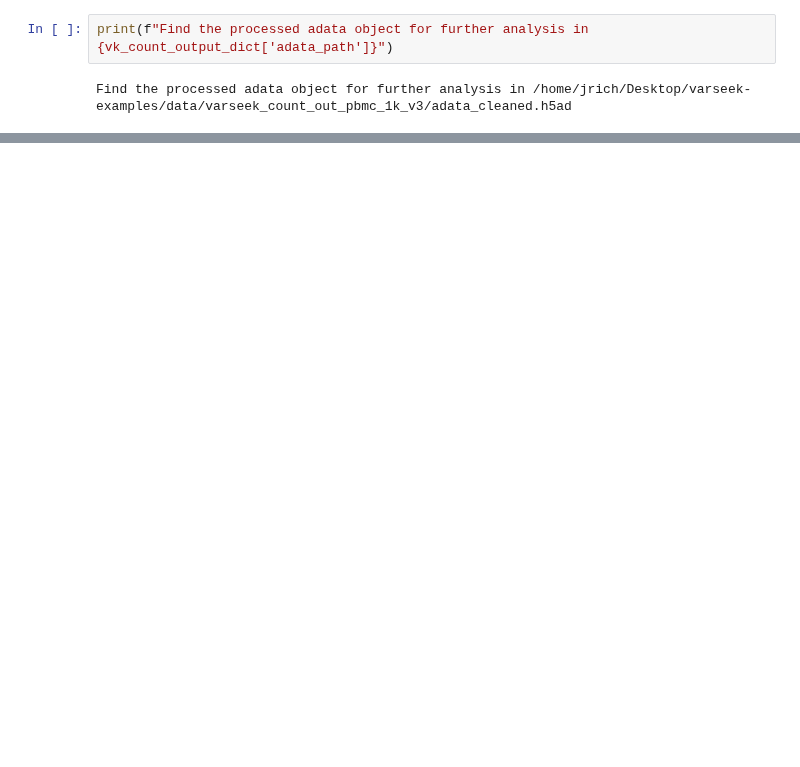
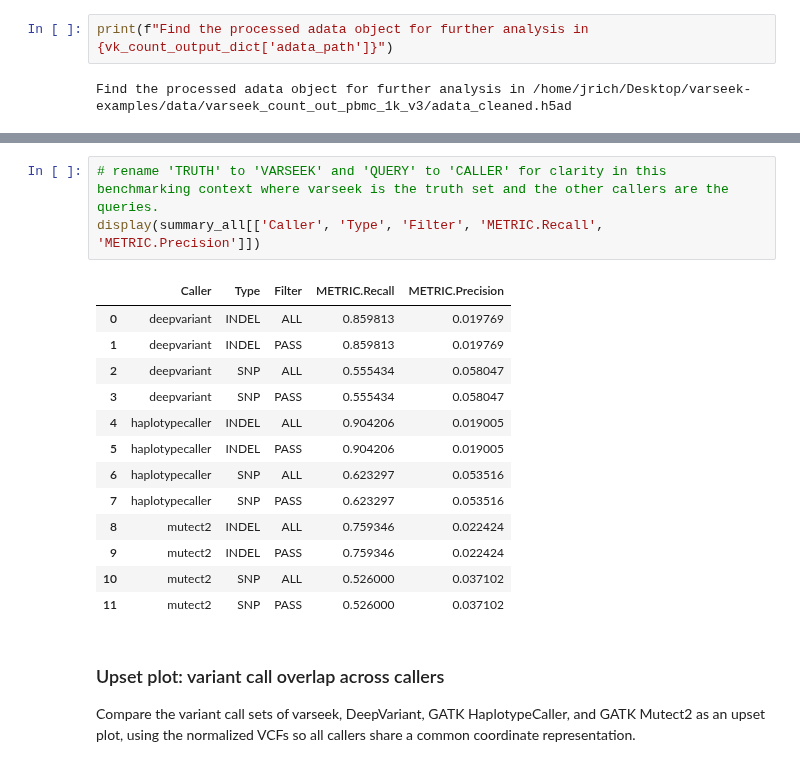
Before and after one commit to pachterlab/varseek-examples, a Jupyter notebook: vk_denovo.ipynb, the cells around one changed output, grey strips where cells are left out. Drawn from its saved outputs; the diff is of its cells as text; blank space fills up the shorter version.

```diff
--- a/vk_denovo.ipynb
+++ b/vk_denovo.ipynb
@@ -152,0 +606,21 @@ Find the processed adata object for further analysis in /home/jrich/Desktop/vars
+# %%
+# rename 'TRUTH' to 'VARSEEK' and 'QUERY' to 'CALLER' for clarity in this benchmarking context where varseek is the truth set and the other callers are the queries.
+display(summary_all[['Caller', 'Type', 'Filter', 'METRIC.Recall', 'METRIC.Precision']])
+# %% [output]
+|  | Caller | Type | Filter | METRIC.Recall | METRIC.Precision |
+| 0 | deepvariant | INDEL | ALL | 0.859813 | 0.019769 |
+| 1 | deepvariant | INDEL | PASS | 0.859813 | 0.019769 |
+| 2 | deepvariant | SNP | ALL | 0.555434 | 0.058047 |
+| 3 | deepvariant | SNP | PASS | 0.555434 | 0.058047 |
+| 4 | haplotypecaller | INDEL | ALL | 0.904206 | 0.019005 |
+| 5 | haplotypecaller | INDEL | PASS | 0.904206 | 0.019005 |
+| 6 | haplotypecaller | SNP | ALL | 0.623297 | 0.053516 |
+| 7 | haplotypecaller | SNP | PASS | 0.623297 | 0.053516 |
+| 8 | mutect2 | INDEL | ALL | 0.759346 | 0.022424 |
+| 9 | mutect2 | INDEL | PASS | 0.759346 | 0.022424 |
+| 10 | mutect2 | SNP | ALL | 0.526000 | 0.037102 |
+| 11 | mutect2 | SNP | PASS | 0.526000 | 0.037102 |
+# %% [markdown]
+### Upset plot: variant call overlap across callers
+
+Compare the variant call sets of varseek, DeepVariant, GATK HaplotypeCaller, and GATK Mutect2 as an upset plot, using the normalized VCFs so all callers share a common coordinate representation.
```
Also changed, not shown: parts of 17 cells of this notebook, 2 other files.
